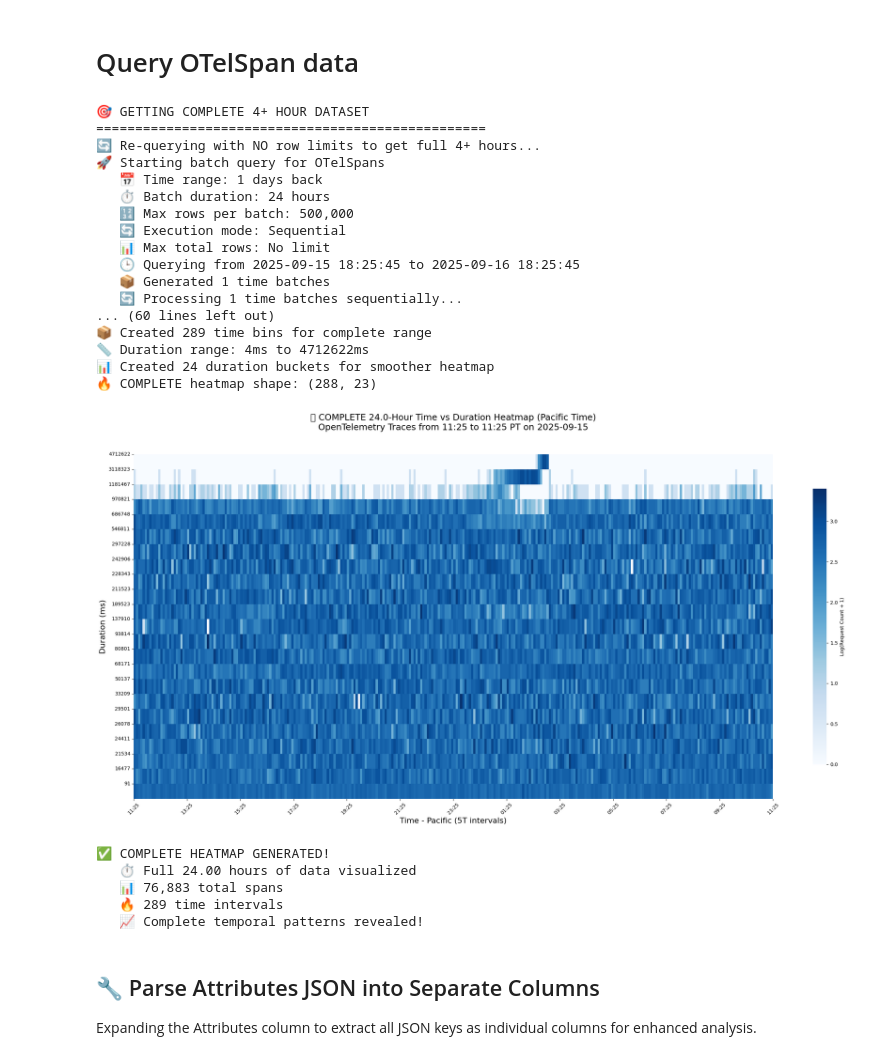
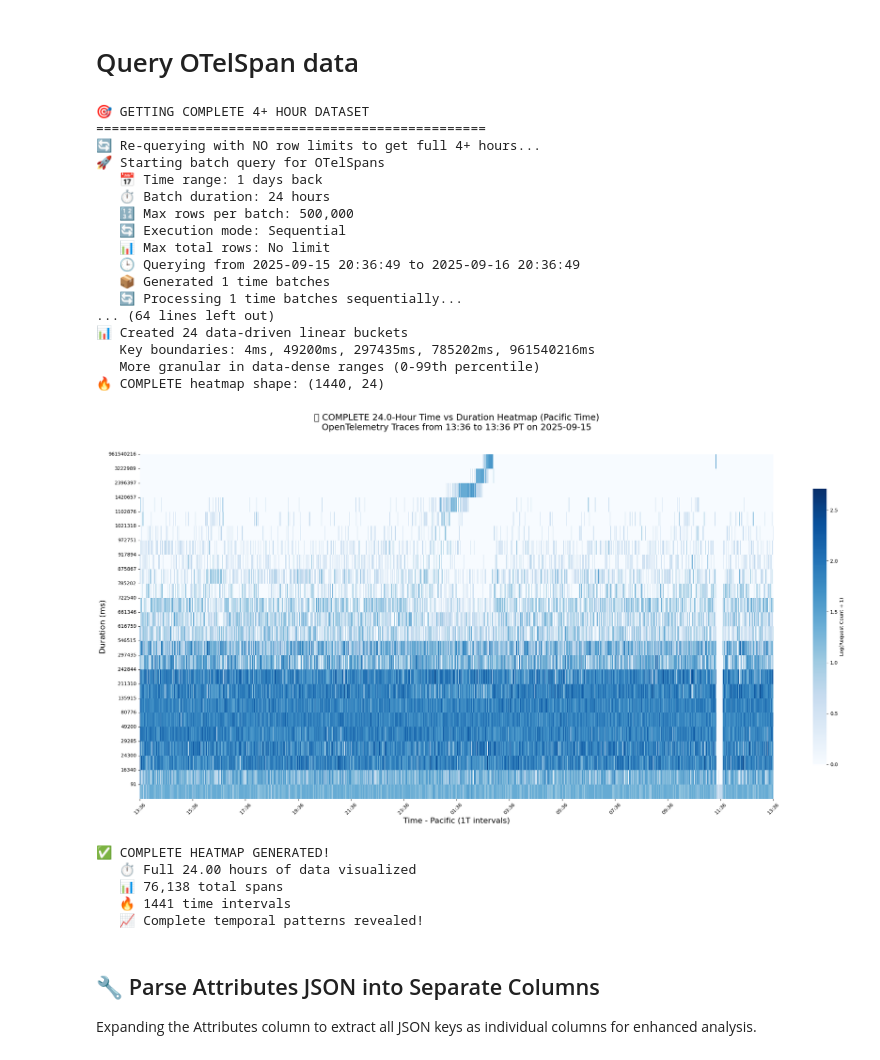
Before and after one commit to microsoft/Docker-Provider, a Jupyter notebook: traces/trace_duration_heatmap_analysis.ipynb, the cells around one changed output. Saved outputs shown, nothing was run; the diff lists cells and outputs as text; code cells hidden in the pictures.

Commit message:
linear buckets

```diff
--- a/traces/trace_duration_heatmap_analysis.ipynb
+++ b/traces/trace_duration_heatmap_analysis.ipynb
@@ -464,33 +464,31 @@ try:
             freq = '10T'  # 10-minute bins
             print(f"🔧 Using 10-minute bins for {hours_span_complete:.1f} hour span")
         else:
-            freq = '5T'   # 5-minute bins
+            freq = '1T'   # 5-minute bins
             print(f"🔧 Using 5-minute bins for {hours_span_complete:.1f} hour span")
 
         # Create time bins for the COMPLETE range using Pacific time
         time_bins_complete = pd.date_range(start=time_min_complete, end=time_max_complete, freq=freq)
         print(f"📦 Created {len(time_bins_complete)} time bins for complete range")
 
-        # Create duration bins - use more buckets for smoother heatmap
+        # Create duration bins - use data-driven linear buckets
         # Get duration range for better binning
         min_duration = df_complete['DurationMs'].min()
         max_duration = df_complete['DurationMs'].max()
 
         print(f"📏 Duration range: {min_duration:.0f}ms to {max_duration:.0f}ms")
 
-        # Create more granular percentile-based bins for smoother visualization
-        fine_percentiles = np.linspace(0, 100, 21)  # 20 buckets from 0th to 100th percentile
-        duration_percentiles_complete = np.percentile(df_complete['DurationMs'], fine_percentiles)
+        # Create linear buckets based on data distribution
+        # Use key percentiles to define ranges where most data lives
+        key_percentiles = [0, 5, 10, 20, 30, 40, 50, 60, 70, 80, 85, 90, 92, 94, 96, 97, 98, 98.5, 99, 99.2, 99.4, 99.6, 99.8, 99.9, 100]
+        percentile_values = np.percentile(df_complete['DurationMs'], key_percentiles)
 
-        # Add some key percentiles for important thresholds
-        key_percentiles = [50, 75, 90, 95, 99, 99.5, 99.9]
-        key_values = np.percentile(df_complete['DurationMs'], key_percentiles)
+        # Remove duplicates and ensure monotonic increase
+        duration_bins_complete = np.unique(percentile_values)
 
-        # Combine all duration thresholds and make unique
-        all_duration_thresholds = np.concatenate([duration_percentiles_complete, key_values])
-        duration_bins_complete = np.unique(all_duration_thresholds)
-
-        print(f"📊 Created {len(duration_bins_complete)} duration buckets for smoother heatmap")
+        print(f"📊 Created {len(duration_bins_complete)-1} data-driven linear buckets")
+        print(f"   Key boundaries: {duration_bins_complete[0]:.0f}ms, {duration_bins_complete[5]:.0f}ms, {duration_bins_complete[10]:.0f}ms, {duration_bins_complete[15]:.0f}ms, {duration_bins_complete[-1]:.0f}ms")
+        print(f"   More granular in data-dense ranges (0-99th percentile)")
 
         # Bin the COMPLETE data using Pacific time
         df_complete['time_bin'] = pd.cut(df_complete['TimeGenerated_Pacific'], bins=time_bins_complete, include_lowest=True)
@@ -536,44 +534,44 @@ try:
         plt.tight_layout()
         plt.show()
 
         print(f"\n✅ COMPLETE HEATMAP GENERATED!")
         print(f"   ⏱️ Full {hours_span_complete:.2f} hours of data visualized")
         print(f"   📊 {len(df_complete):,} total spans")
         print(f"   🔥 {len(time_bins_complete)} time intervals")
         print(f"   📈 Complete temporal patterns revealed!")
 
         # Update main df to complete dataset
         df = df_complete.copy()
 
     else:
         print(f"\n⚠️ Complete query returned empty results")
 
 except Exception as e:
     print(f"❌ Complete query failed: {e}")
     print(f"   📋 Will use the existing 1.18 hour dataset")
 # %% [output]
 🎯 GETTING COMPLETE 4+ HOUR DATASET
 ==================================================
 🔄 Re-querying with NO row limits to get full 4+ hours...
 🚀 Starting batch query for OTelSpans
    📅 Time range: 1 days back
    ⏱️ Batch duration: 24 hours
    🔢 Max rows per batch: 500,000
    🔄 Execution mode: Sequential
    📊 Max total rows: No limit
-   🕒 Querying from 2025-09-15 18:25:45 to 2025-09-16 18:25:45
+   🕒 Querying from 2025-09-15 20:36:49 to 2025-09-16 20:36:49
    📦 Generated 1 time batches
    🔄 Processing 1 time batches sequentially...
-... (60 lines left out)
-📦 Created 289 time bins for complete range
-📏 Duration range: 4ms to 4712622ms
-📊 Created 24 duration buckets for smoother heatmap
-🔥 COMPLETE heatmap shape: (288, 23)
+... (64 lines left out)
+📊 Created 24 data-driven linear buckets
+   Key boundaries: 4ms, 49200ms, 297435ms, 785202ms, 961540216ms
+   More granular in data-dense ranges (0-99th percentile)
+🔥 COMPLETE heatmap shape: (1440, 24)
-[figure, old version]
+[figure, new version]
 ✅ COMPLETE HEATMAP GENERATED!
    ⏱️ Full 24.00 hours of data visualized
-   📊 76,883 total spans
-   🔥 289 time intervals
+   📊 76,138 total spans
+   🔥 1441 time intervals
    📈 Complete temporal patterns revealed!
 # %% [markdown]
 ## 🔧 Parse Attributes JSON into Separate Columns
```
Also changed, not shown: parts of 3 cells of this notebook.
